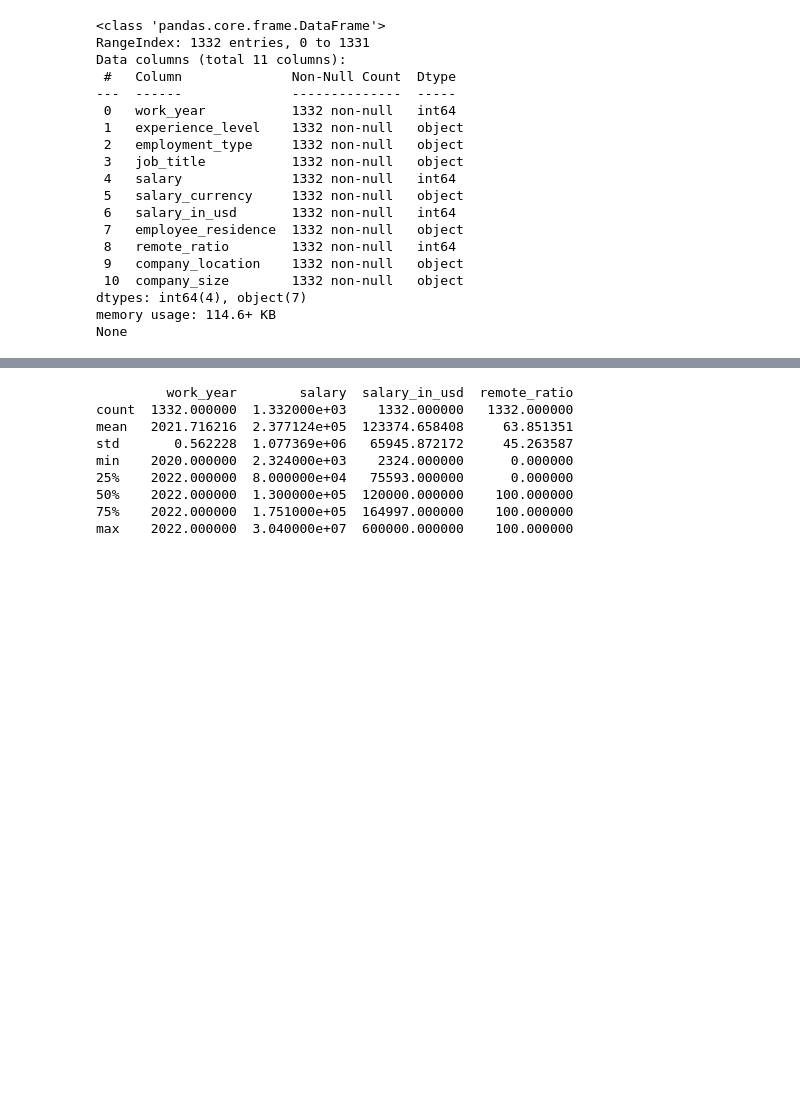
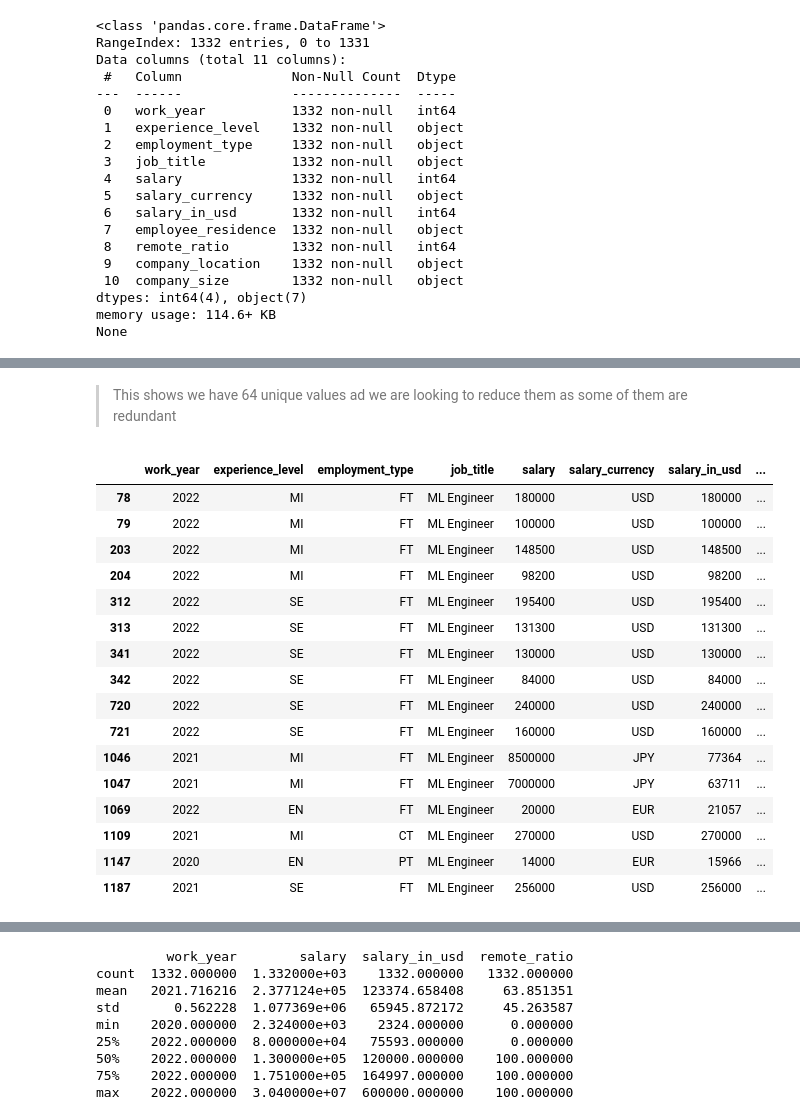
Before and after one commit to Keshtech2002/AI-ML_Salaries, a Jupyter notebook: project.ipynb, the cells around one changed output, grey strips where cells are left out. Cells and saved outputs as stored; diff of their text form; code cells hidden in the pictures; blank space fills up the shorter version.

```diff
--- a/project.ipynb
+++ b/project.ipynb
@@ -119,0 +172,23 @@ None
+# %% [markdown]
+> This shows we have 64 unique values ad we are looking to reduce them as some of them are redundant
+# %%
+#displaying the Entries with 'ML Engineer'
+salaries_df.loc[salaries_df['job_title'] == 'ML Engineer']
+# %% [output]
+|  | work_year | experience_level | employment_type | job_title | salary | salary_currency | salary_in_usd | ... |
+| 78 | 2022 | MI | FT | ML Engineer | 180000 | USD | 180000 | ... |
+| 79 | 2022 | MI | FT | ML Engineer | 100000 | USD | 100000 | ... |
+| 203 | 2022 | MI | FT | ML Engineer | 148500 | USD | 148500 | ... |
+| 204 | 2022 | MI | FT | ML Engineer | 98200 | USD | 98200 | ... |
+| 312 | 2022 | SE | FT | ML Engineer | 195400 | USD | 195400 | ... |
+| 313 | 2022 | SE | FT | ML Engineer | 131300 | USD | 131300 | ... |
+| 341 | 2022 | SE | FT | ML Engineer | 130000 | USD | 130000 | ... |
+| 342 | 2022 | SE | FT | ML Engineer | 84000 | USD | 84000 | ... |
+| 720 | 2022 | SE | FT | ML Engineer | 240000 | USD | 240000 | ... |
+| 721 | 2022 | SE | FT | ML Engineer | 160000 | USD | 160000 | ... |
+| 1046 | 2021 | MI | FT | ML Engineer | 8500000 | JPY | 77364 | ... |
+| 1047 | 2021 | MI | FT | ML Engineer | 7000000 | JPY | 63711 | ... |
+| 1069 | 2022 | EN | FT | ML Engineer | 20000 | EUR | 21057 | ... |
+| 1109 | 2021 | MI | CT | ML Engineer | 270000 | USD | 270000 | ... |
+| 1147 | 2020 | EN | PT | ML Engineer | 14000 | EUR | 15966 | ... |
+| 1187 | 2021 | SE | FT | ML Engineer | 256000 | USD | 256000 | ... |
```
Also changed, not shown: parts of 27 cells of this notebook, 2 other files.
